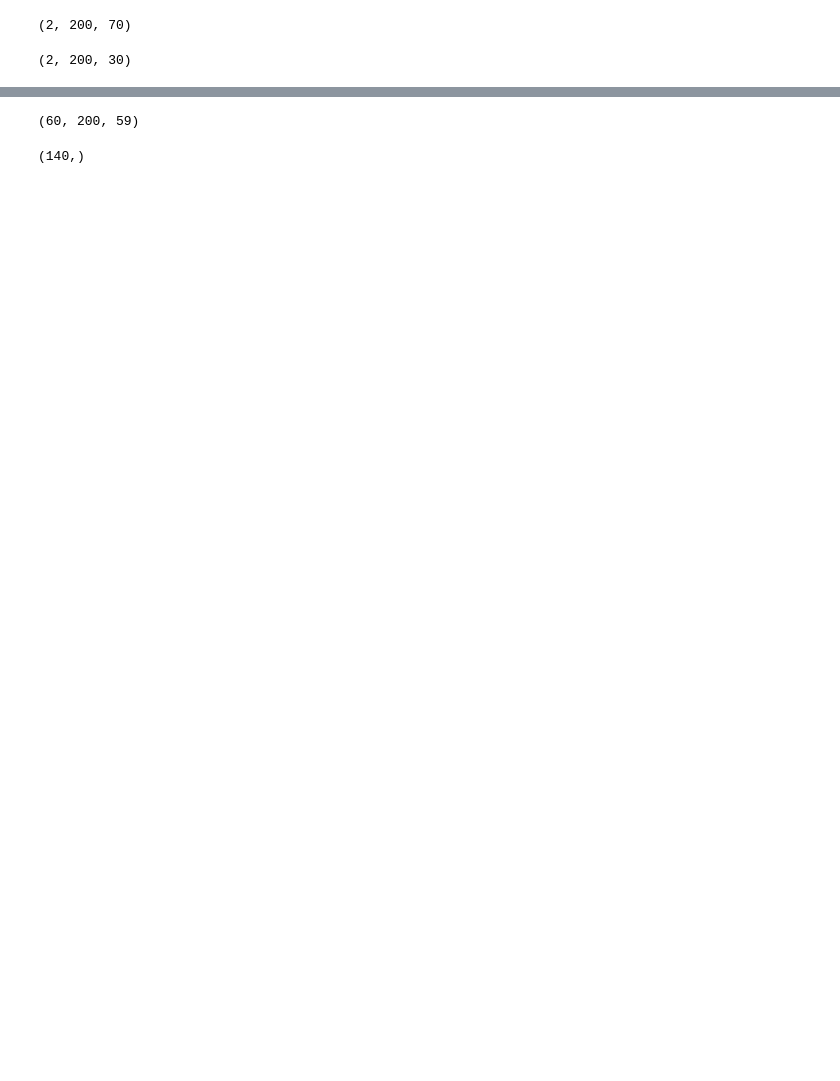
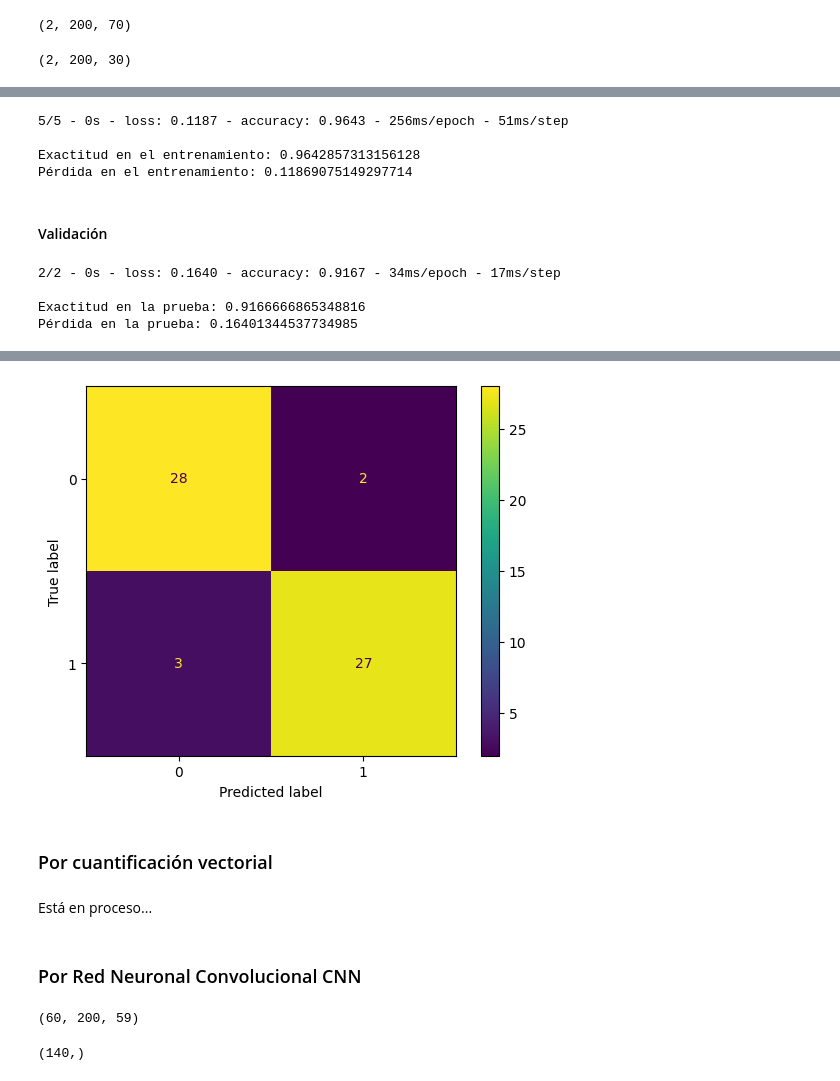
Before and after one commit to OmarAlejandroLinares/Signal-Processing-for-motor-imagery-BCI, a Jupyter notebook: lectura.ipynb, the cells around one changed output, grey strips where cells are left out. Saved outputs shown, nothing was run; the diff lists cells and outputs as text; code cells hidden in the pictures; blank space fills up the shorter version.

```diff
--- a/lectura.ipynb
+++ b/lectura.ipynb
@@ -939,0 +686,16 @@ test[cl1].T.shape
+# %%
+# Convertir el array de salidas a una codificación one_ hot
+from sklearn.preprocessing import LabelEncoder
+from sklearn.preprocessing import OneHotEncoder
+onehot_encoder = OneHotEncoder(sparse=False)
+# Cambiamos el y_train a una forma (numero de datos, etiqueta categorica)
+csp_y_train = csp_y_train.reshape(len(csp_y_train), 1)
+# Y cambiamos a un vector one-hot
+csp_y_train_onehot = onehot_encoder.fit_transform(csp_y_train)
+
+# # Cambiamos el y_test a una forma (numero de datos, etiqueta categorica)
+csp_y_test = csp_y_test.reshape(len(csp_y_test), 1)
+# Y cambiamos a un vector one-hot
+csp_y_test_onehot = onehot_encoder.fit_transform(csp_y_test)
+
+csp_y_train_onehot.shape
@@ -939,0 +710,6 @@ test[cl1].T.shape
+# %%
+model_vanilla = tf.keras.Sequential([
+    tf.keras.layers.Dense(128, input_shape=(2,), activation= 'relu'),
+    tf.keras.layers.Dense(128, activation= 'relu'),
+    tf.keras.layers.Dense(2, activation = 'softmax')
+])
@@ -939,0 +737,6 @@ test[cl1].T.shape
+# %%
+model_vanilla.compile(optimizer='adam',
+              loss='categorical_crossentropy',
+              metrics=['accuracy'])
+# %%
+model_vanilla.fit(csp_x_train, y=csp_y_train_onehot, batch_size =100, epochs=15, shuffle=True)
@@ -939,0 +762,33 @@ test[cl1].T.shape
+# %%
+train_loss, train_acc = model_vanilla.evaluate(csp_x_train, csp_y_train_onehot, verbose=2)
+
+print('\nExactitud en el entrenamiento:', train_acc, '\nPérdida en el entrenamiento:', train_loss, )
+# %% [output]
+5/5 - 0s - loss: 0.1187 - accuracy: 0.9643 - 256ms/epoch - 51ms/step
+
+Exactitud en el entrenamiento: 0.9642857313156128
+Pérdida en el entrenamiento: 0.11869075149297714
+# %% [markdown]
+#### Validación
+# %%
+test_loss, test_acc = model_vanilla.evaluate(csp_x_test,  csp_y_test_onehot, verbose=2)
+
+print('\nExactitud en la prueba:', test_acc, '\nPérdida en la prueba:', test_loss,)
+# %% [output]
+2/2 - 0s - loss: 0.1640 - accuracy: 0.9167 - 34ms/epoch - 17ms/step
+
+Exactitud en la prueba: 0.9166666865348816
+Pérdida en la prueba: 0.16401344537734985
+# %%
+predictions = model_vanilla.predict(csp_x_test)
+predictions2 = np.array([np.argmax(c) for p,c in enumerate(predictions)])
+
+from sklearn.datasets import make_classification
+from sklearn.metrics import confusion_matrix, ConfusionMatrixDisplay
+
+cm = confusion_matrix(csp_y_test, predictions2)
+disp = ConfusionMatrixDisplay(confusion_matrix=cm,)
+disp.plot()
+
+plt.show()
+# %% [output]
@@ -940,3 +796,10 @@ test[cl1].T.shape
+[figure, added]
+# %% [markdown]
+### Por cuantificación vectorial
+# %% [markdown]
+Está en proceso...
+# %% [markdown]
+### Por Red Neuronal Convolucional CNN
 # %%
 x_train = np.concatenate([train[cl1].T , train[cl2].T])
 x_test = np.concatenate([test[cl1].T, test[cl2].T])
```
Also changed, not shown: parts of 98 cells of this notebook, 1 other file.
